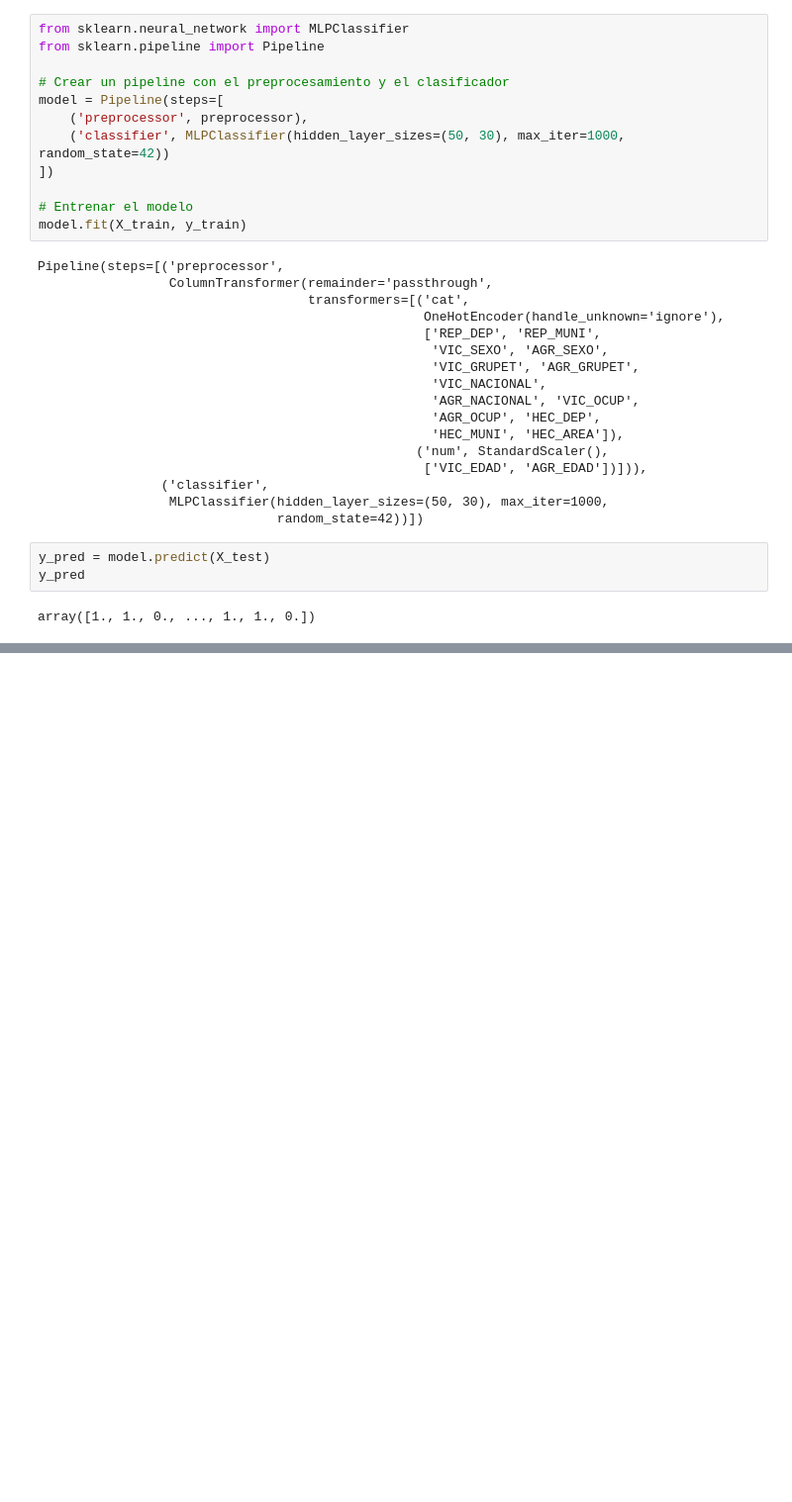
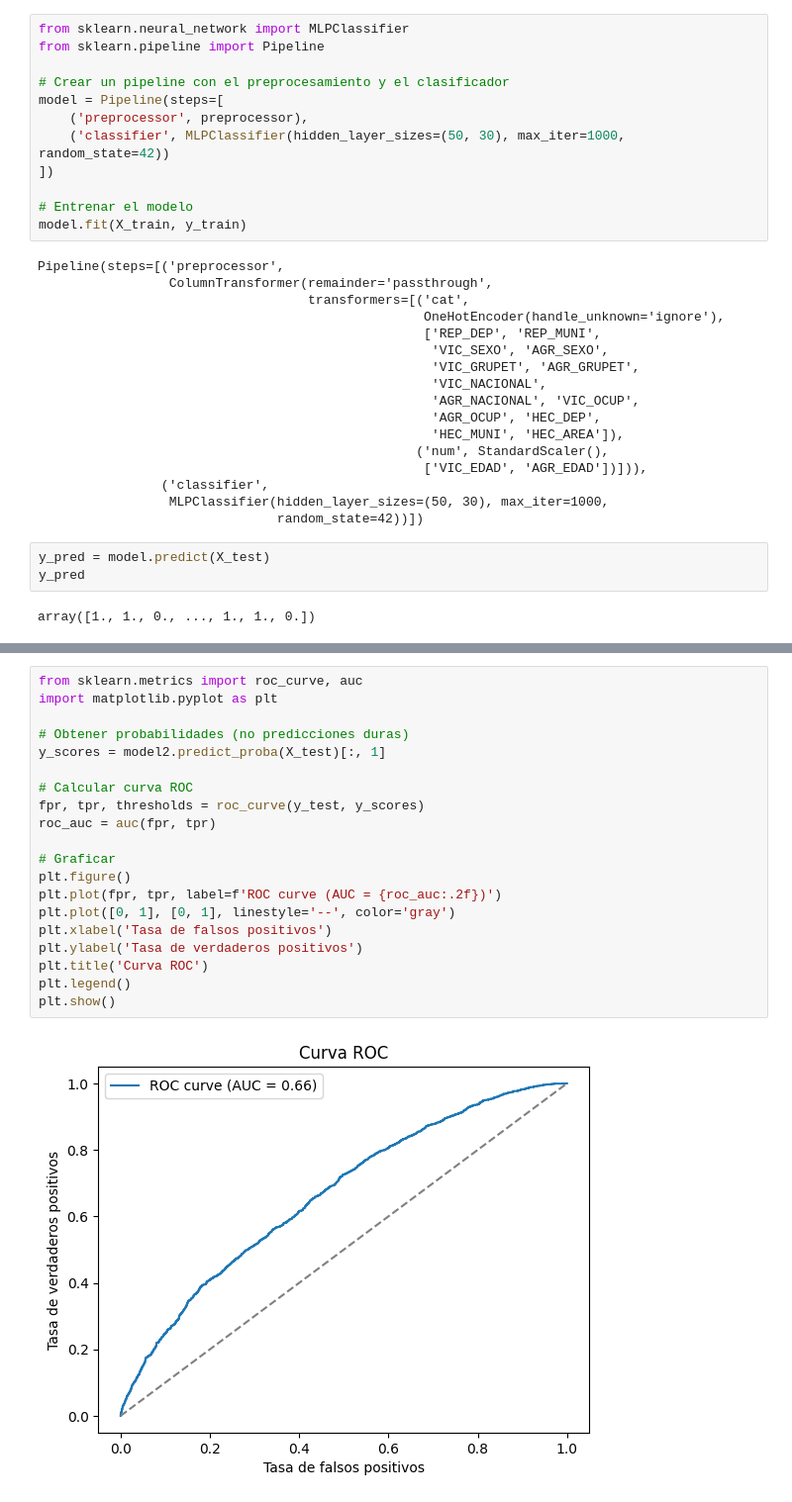
Before and after one commit to angelargd8/Proyecto3-MDD, a Jupyter notebook: redes.ipynb, the cells around one changed output, grey strips where cells are left out. Shown at 99% size. Drawn from its saved outputs; the diff is of its cells as text; blank space fills up the shorter version.

```diff
--- a/redes.ipynb
+++ b/redes.ipynb
@@ -159,0 +214,22 @@ recall:  0.6521067725568056
+# %%
+from sklearn.metrics import roc_curve, auc
+import matplotlib.pyplot as plt
+
+# Obtener probabilidades (no predicciones duras)
+y_scores = model2.predict_proba(X_test)[:, 1]
+
+# Calcular curva ROC
+fpr, tpr, thresholds = roc_curve(y_test, y_scores)
+roc_auc = auc(fpr, tpr)
+
+# Graficar
+plt.figure()
+plt.plot(fpr, tpr, label=f'ROC curve (AUC = {roc_auc:.2f})')
+plt.plot([0, 1], [0, 1], linestyle='--', color='gray')
+plt.xlabel('Tasa de falsos positivos')
+plt.ylabel('Tasa de verdaderos positivos')
+plt.title('Curva ROC')
+plt.legend()
+plt.show()
+# %% [output]
+[figure, added]
```
Also changed, not shown: parts of 7 cells of this notebook.
